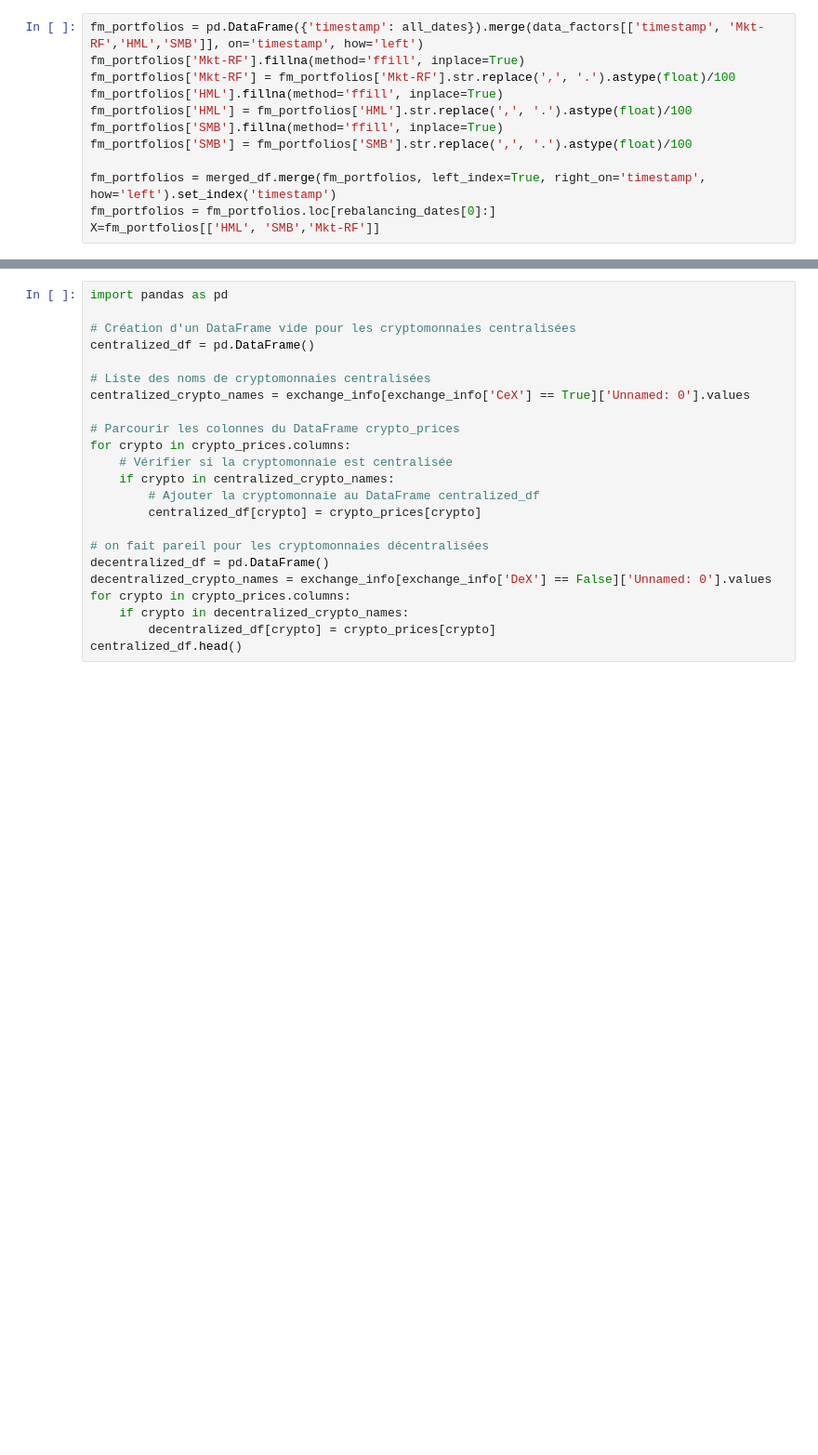
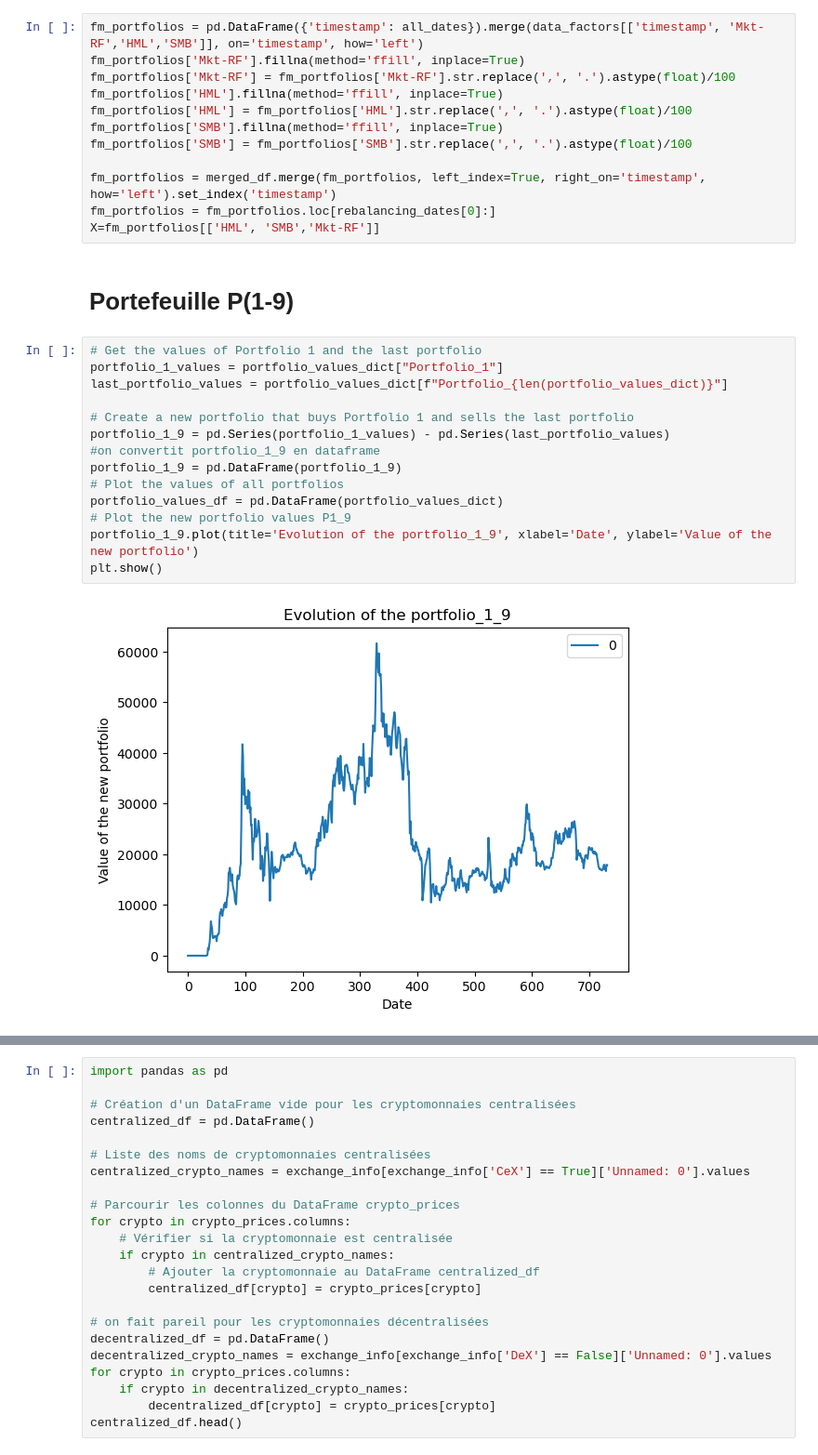
Before and after one commit to meretaensimag/momentum_strategie, a Jupyter notebook: new_noteboot.ipynb, the cells around one changed output, grey strips where cells are left out. Shown at 93% size. Saved outputs shown, nothing was run; the diff lists cells and outputs as text; blank space fills up the shorter version.

```diff
--- a/new_noteboot.ipynb
+++ b/new_noteboot.ipynb
@@ -348,3 +348,21 @@ fm_portfolios['SMB'] = fm_portfolios['SMB'].str.replace(',', '.').astype(float)/
 fm_portfolios = merged_df.merge(fm_portfolios, left_index=True, right_on='timestamp', how='left').set_index('timestamp')
 fm_portfolios = fm_portfolios.loc[rebalancing_dates[0]:]
 X=fm_portfolios[['HML', 'SMB','Mkt-RF']]
+# %% [markdown]
+# Portefeuille P(1-9)
+# %%
+# Get the values of Portfolio 1 and the last portfolio
+portfolio_1_values = portfolio_values_dict["Portfolio_1"]
+last_portfolio_values = portfolio_values_dict[f"Portfolio_{len(portfolio_values_dict)}"]
+
+# Create a new portfolio that buys Portfolio 1 and sells the last portfolio
+portfolio_1_9 = pd.Series(portfolio_1_values) - pd.Series(last_portfolio_values)
+#on convertit portfolio_1_9 en dataframe
+portfolio_1_9 = pd.DataFrame(portfolio_1_9)
+# Plot the values of all portfolios
+portfolio_values_df = pd.DataFrame(portfolio_values_dict)
+# Plot the new portfolio values P1_9
+portfolio_1_9.plot(title='Evolution of the portfolio_1_9', xlabel='Date', ylabel='Value of the new portfolio')
+plt.show()
+# %% [output]
+[figure, added]
```
Also changed, not shown: parts of 9 cells of this notebook.
